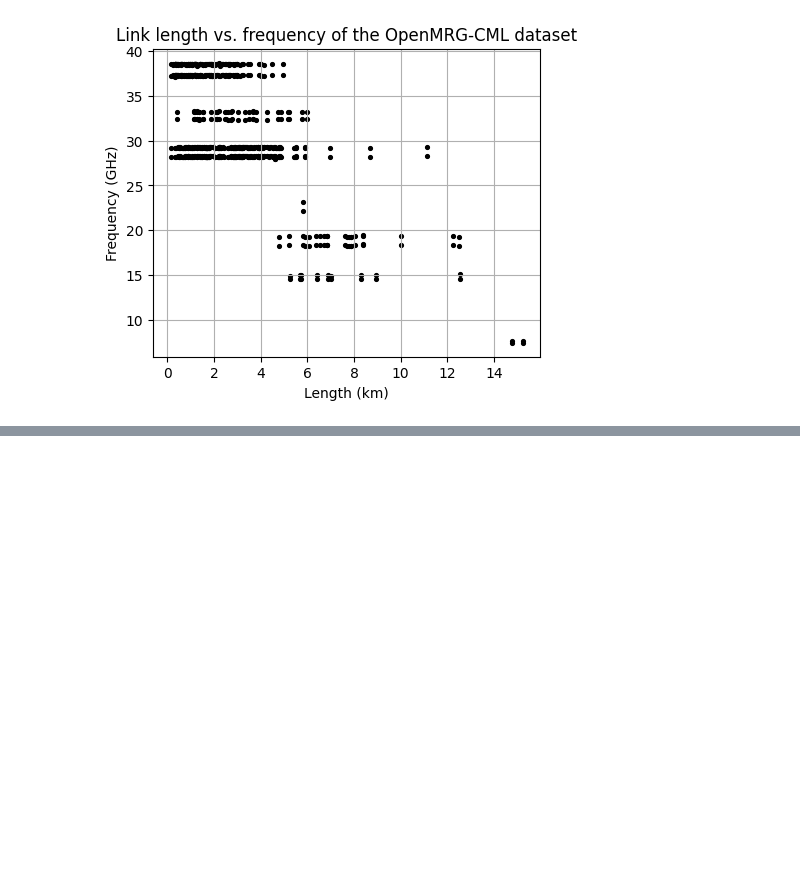
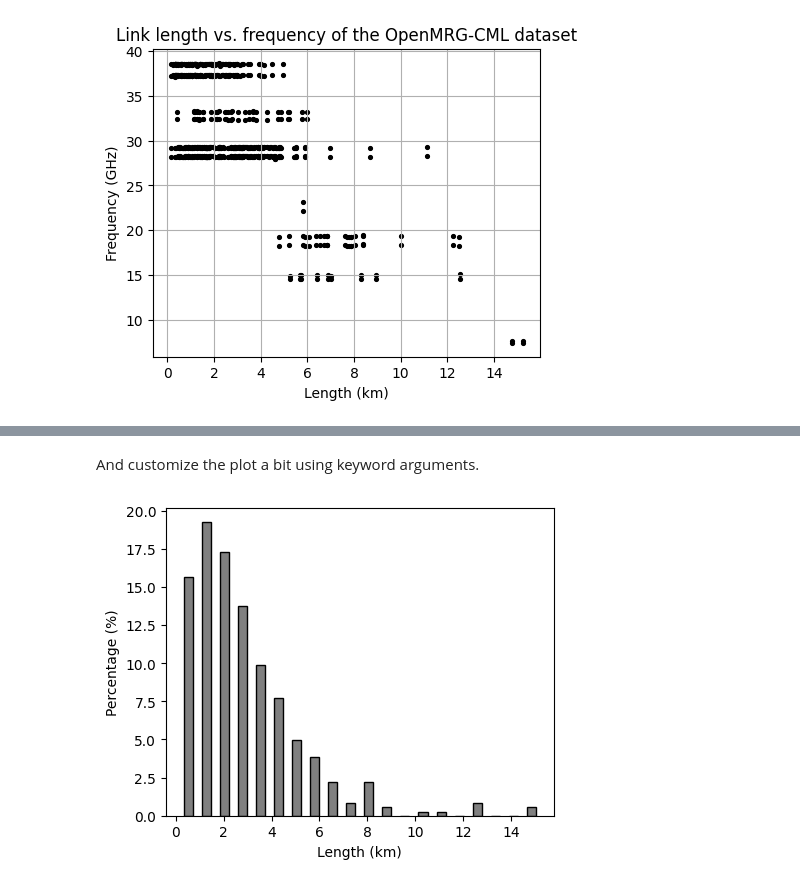
Before and after one commit to OpenSenseAction/poligrain, a Jupyter notebook: docs/notebooks/Visualize_metadata.ipynb, the cells around one changed output, grey strips where cells are left out. Cells and saved outputs as stored; diff of their text form; code cells hidden in the pictures; blank space fills up the shorter version.

```diff
--- a/docs/notebooks/Visualize_metadata.ipynb
+++ b/docs/notebooks/Visualize_metadata.ipynb
@@ -39,0 +71,14 @@ Possibly add percentage availability too.
+# %% [markdown]
+And customize the plot a bit using keyword arguments.
+# %%
+fig, ax = plt.subplots(figsize=(5, 4))
+len_bars = plg.plot_metadata.plot_distribution(
+    length=ds_cmls.length,
+    frequency=ds_cmls.frequency,
+    variable="length",
+    percentage=True,
+    ax=ax,
+    rwidth=0.5,
+)
+# %% [output]
+[figure, added]
```
Also changed, not shown: parts of 11 cells of this notebook.
